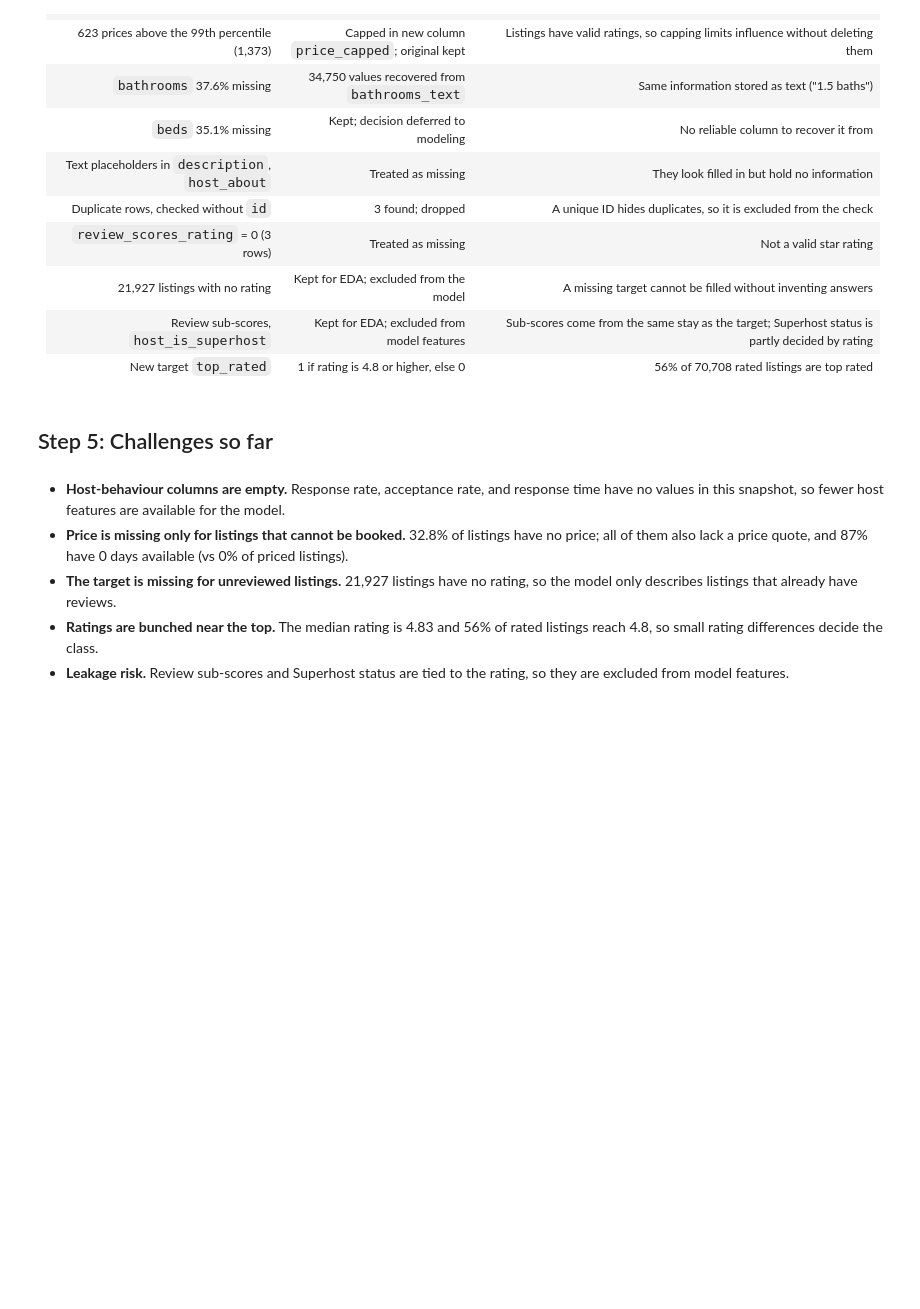
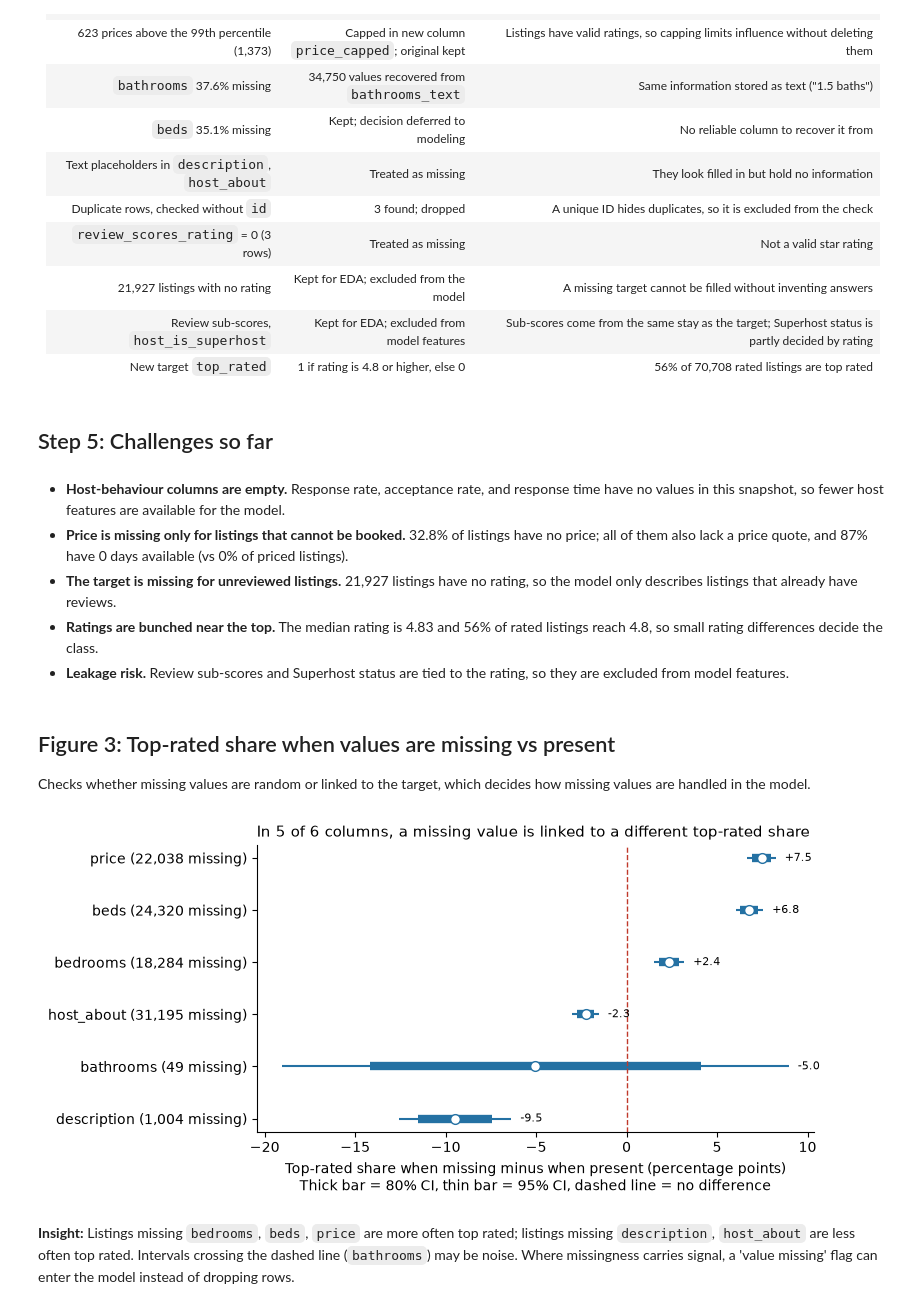
Before and after one commit to varunavy/data230-london-airbnb, a Jupyter notebook: notebooks/01_cleaning.ipynb, the cells around one changed output. Drawn from its saved outputs; the diff is of its cells as text; code cells hidden in the pictures; blank space fills up the shorter version.

```diff
--- a/notebooks/01_cleaning.ipynb
+++ b/notebooks/01_cleaning.ipynb
@@ -257,3 +265,57 @@ display(Markdown(f"""
 - **The target is missing for unreviewed listings.** 21,927 listings have no rating, so the model only describes listings that already have reviews.
 - **Ratings are bunched near the top.** The median rating is 4.83 and 56% of rated listings reach 4.8, so small rating differences decide the class.
 - **Leakage risk.** Review sub-scores and Superhost status are tied to the rating, so they are excluded from model features.
+# %% [markdown]
+## Figure 3: Top-rated share when values are missing vs present
+Checks whether missing values are random or linked to the target, which decides how missing values are handled in the model.
+# %%
+r = clean[clean["top_rated"].notna()]
+rows = []
+for c in ["price", "beds", "bedrooms", "bathrooms", "description", "host_about"]:
+    m = r[c].isna()
+    n1, n0 = int(m.sum()), int((~m).sum())
+    if n1 == 0:
+        continue
+    p1, p0 = r.loc[m, "top_rated"].mean(), r.loc[~m, "top_rated"].mean()
+    se = np.sqrt(p1 * (1 - p1) / n1 + p0 * (1 - p0) / n0)
+    rows.append({"label": f"{c} ({n1:,} missing)", "diff": (p1 - p0) * 100,
+                 "ci95": 1.96 * se * 100, "ci80": 1.2816 * se * 100})
+d = pd.DataFrame(rows).sort_values("diff").reset_index(drop=True)
+sig = d[d["diff"].abs() > d["ci95"]]
+ns = d[d["diff"].abs() <= d["ci95"]]
+
+fig, ax = plt.subplots(figsize=(8, 4))
+y = np.arange(len(d))
+ax.hlines(y, d["diff"] - d["ci95"], d["diff"] + d["ci95"], color="#2471A3", lw=1.5)
+ax.hlines(y, d["diff"] - d["ci80"], d["diff"] + d["ci80"], color="#2471A3", lw=6)
+ax.plot(d["diff"], y, "o", color="white", mec="#2471A3", ms=7)
+ax.axvline(0, color="#C0392B", ls="--", lw=1)
+for yi, (dv, c95) in enumerate(zip(d["diff"], d["ci95"])):
+    ax.text(dv + c95 + 0.5, yi, f"{dv:+.1f}", va="center", fontsize=8)
+ax.set_yticks(y)
+ax.set_yticklabels(d["label"])
+ax.set_xlabel("Top-rated share when missing minus when present (percentage points)\n"
+              "Thick bar = 80% CI, thin bar = 95% CI, dashed line = no difference")
+for s in ["top", "right"]:
+    ax.spines[s].set_visible(False)
+ax.set_title(f"In {len(sig)} of {len(d)} columns, a missing value is linked to a different top-rated share",
+             loc="left", fontsize=11)
+plt.tight_layout()
+plt.savefig("../figures/fig3_missing_vs_target.png", dpi=500, bbox_inches="tight")
+plt.show()
+
+names = lambda s: ", ".join(f"`{x.split(' (')[0]}`" for x in s["label"])
+up, down = sig[sig["diff"] > 0], sig[sig["diff"] < 0]
+parts = []
+if len(up):
+    parts.append(f"listings missing {names(up)} are more often top rated")
+if len(down):
+    parts.append(f"listings missing {names(down)} are less often top rated")
+text = ("; ".join(parts) + ". ") if parts else "No column shows a reliable difference. "
+if len(ns):
+    text += f"Intervals crossing the dashed line ({names(ns)}) may be noise. "
+text += "Where missingness carries signal, a 'value missing' flag can enter the model instead of dropping rows."
+display(Markdown(f"**Insight:** {text[0].upper() + text[1:]}"))
+# %% [output]
+[figure, added]
+**Insight:** Listings missing `bedrooms`, `beds`, `price` are more often top rated; listings missing `description`, `host_about` are less often top rated. Intervals crossing the dashed line (`bathrooms`) may be noise. Where missingness carries signal, a 'value missing' flag can enter the model instead of dropping rows.
```
Also changed, not shown: parts of 4 cells of this notebook, 4 other files.
